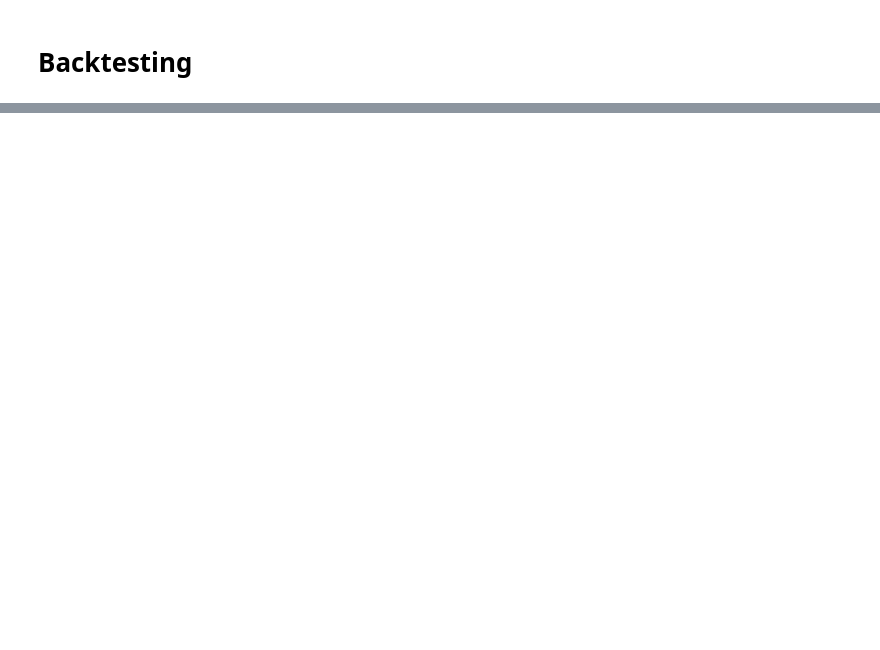
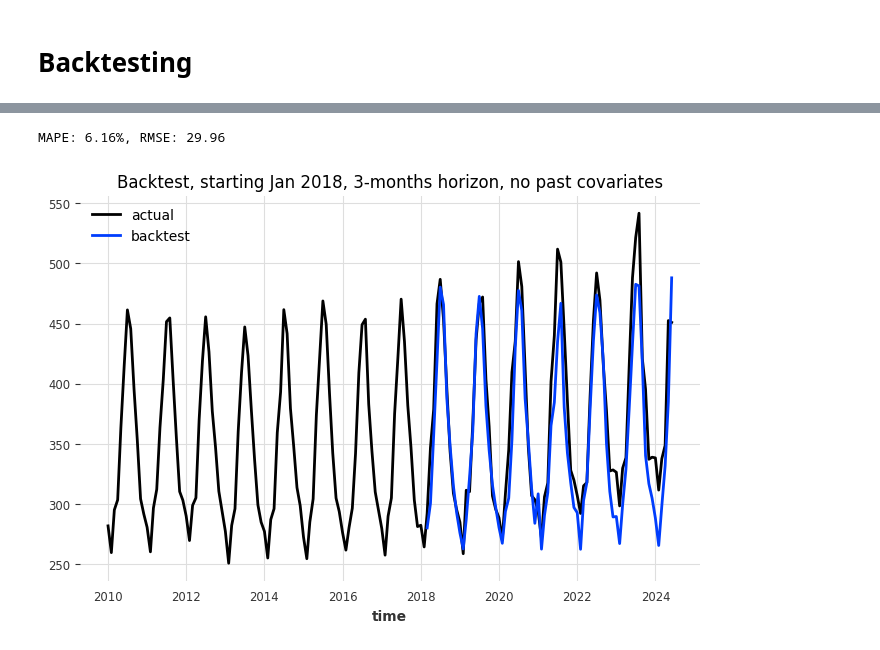
Before and after one commit to TheVeryCoolJackson/COMPSCI760-Electricity-Timeseries, a Jupyter notebook: TFT.ipynb, the cells around one changed output, grey strips where cells are left out. Cells and saved outputs as stored; diff of their text form; code cells hidden in the pictures; blank space fills up the shorter version.

```diff
--- a/TFT.ipynb
+++ b/TFT.ipynb
@@ -263,0 +248,32 @@ eval_backtest(
+# %%
+# without past covariates
+backtest_series = model_TFT_backtest.historical_forecasts(
+    series_transformed['Est. Total consumption (GWh)'],
+    start=pd.Timestamp("20180101"),
+    forecast_horizon=3,
+    retrain=True,
+    verbose=False,
+)
+
+backtest_series_reversed = transformer_target.inverse_transform(backtest_series)
+
+plt.figure(figsize=(8, 5))
+ts['Est. Total consumption (GWh)'].plot(label="actual")
+backtest_series_reversed.plot(label="backtest")
+plt.legend()
+plt.title("Backtest, starting Jan 2018, 3-months horizon, no past covariates")
+print(
+    "MAPE: {:.2f}%, RMSE: {:.2f}".format(
+        mape(
+            ts['Est. Total consumption (GWh)'],
+            backtest_series_reversed,
+        ),
+        rmse(
+            ts['Est. Total consumption (GWh)'],
+            backtest_series_reversed,
+        )
+    )
+)
+# %% [output]
+MAPE: 6.16%, RMSE: 29.96
+[figure, added]
```
Also changed, not shown: parts of 14 cells of this notebook.
